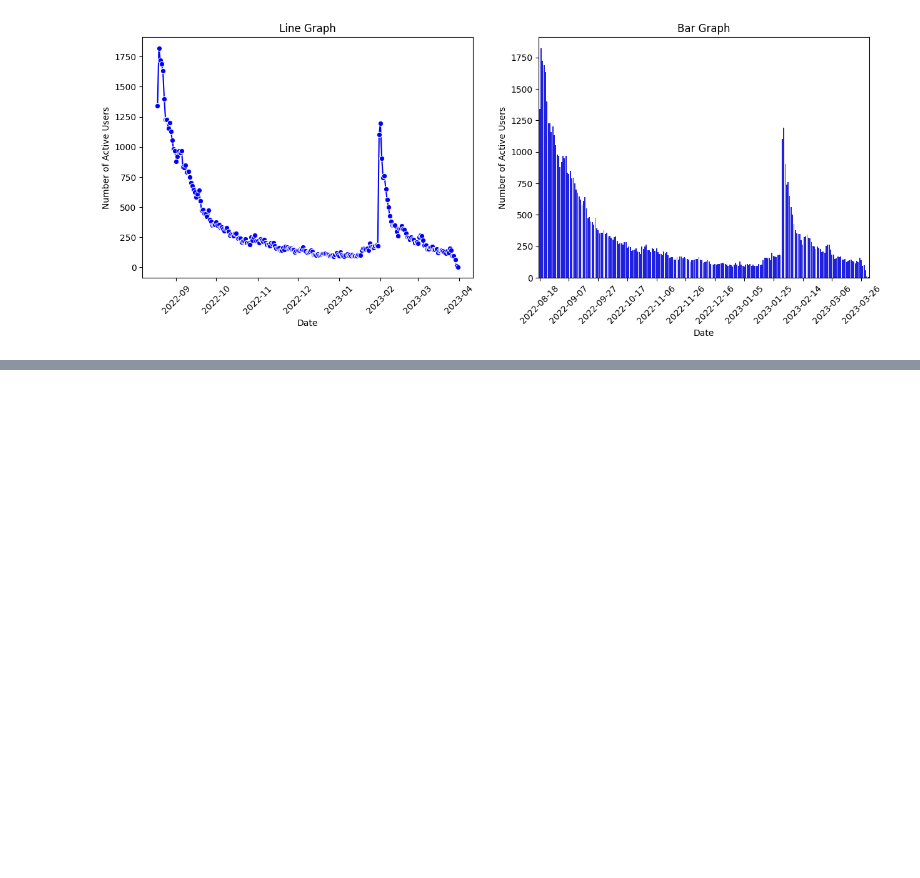
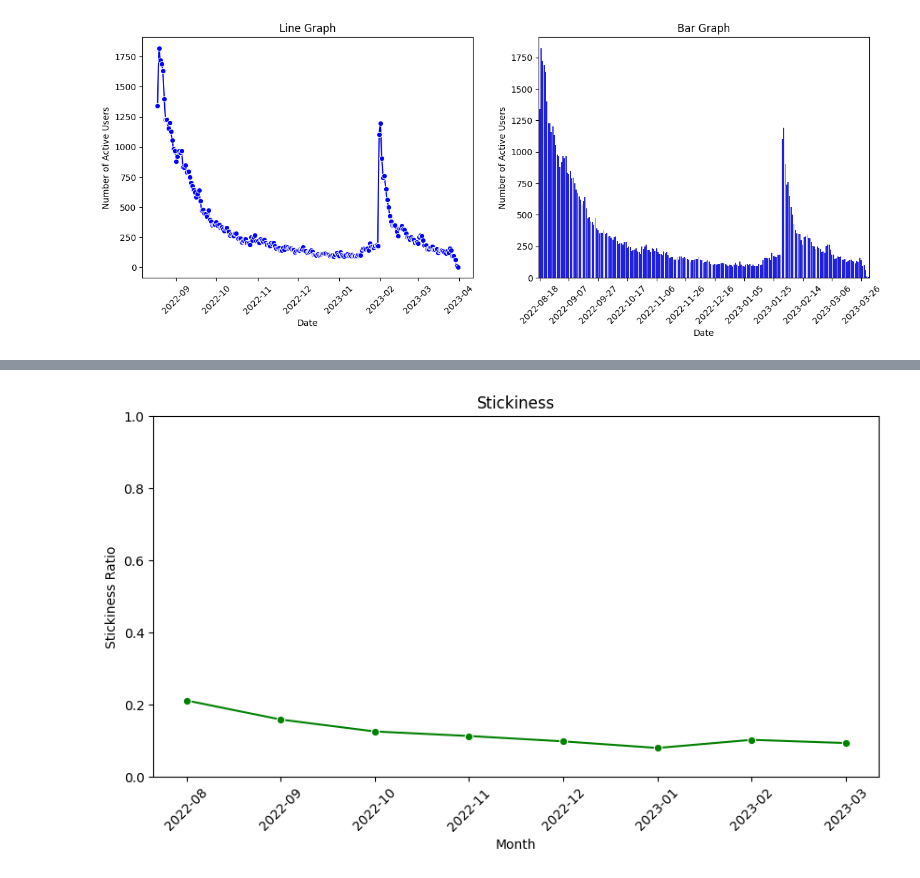
Before and after one commit to itcOnlineGaming/GA_25_P1_Part3_Darragh_McKernan, a Jupyter notebook: JupyterNotebook.ipynb, the cells around one changed output, grey strips where cells are left out. Saved outputs shown, nothing was run; the diff lists cells and outputs as text; code cells hidden in the pictures; blank space fills up the shorter version.

Commit message:
#3.5 Stickiness calculation and reflection

```diff
--- a/JupyterNotebook.ipynb
+++ b/JupyterNotebook.ipynb
@@ -60,0 +59,26 @@ TypeError: Invalid object type at position 0
+# %%
+from MonthlyActiveUsers import GetMonthlyActiveUsers
+from DailyActiveUsers import GetDailyActiveUsers
+import matplotlib.pyplot as plt
+import seaborn as sns
+import pandas as pd
+
+monthlyUsers = GetMonthlyActiveUsers()
+dailyUsers = GetDailyActiveUsers()
+
+dailyUsers["Month"] = pd.to_datetime(dailyUsers["Date"]).dt.to_period("M").astype(str)
+monthlyDAU = dailyUsers.groupby("Month")["DAU"].mean().reset_index()
+stickiness = pd.merge(monthlyDAU, monthlyUsers, on="Month")
+stickiness["Stickiness"] = stickiness["DAU"] / stickiness["MAU"]
+
+plt.figure(figsize=(10, 5))
+sns.lineplot(data=stickiness, x="Month", y="Stickiness", marker="o", color="g")
+plt.title("Stickiness")
+plt.xlabel("Month")
+plt.ylabel("Stickiness Ratio")
+plt.xticks(rotation=45)
+plt.ylim(0, 1)
+
+plt.show()
+# %% [output]
+[figure, added]
```
Also changed, not shown: parts of 1 cell of this notebook.
